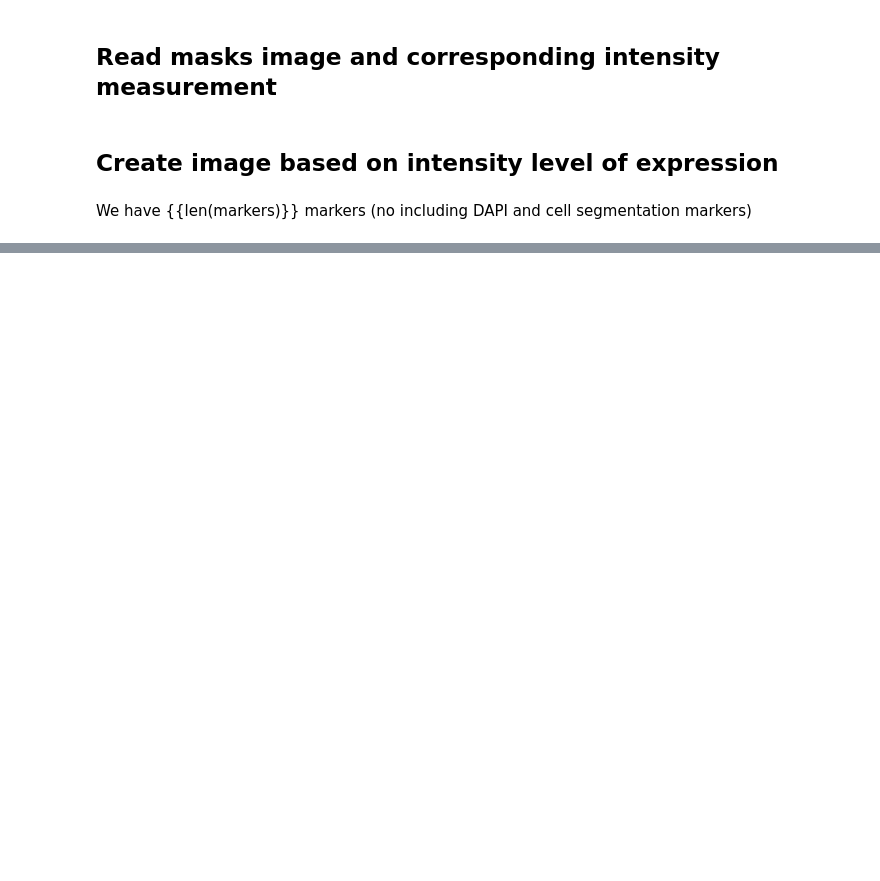
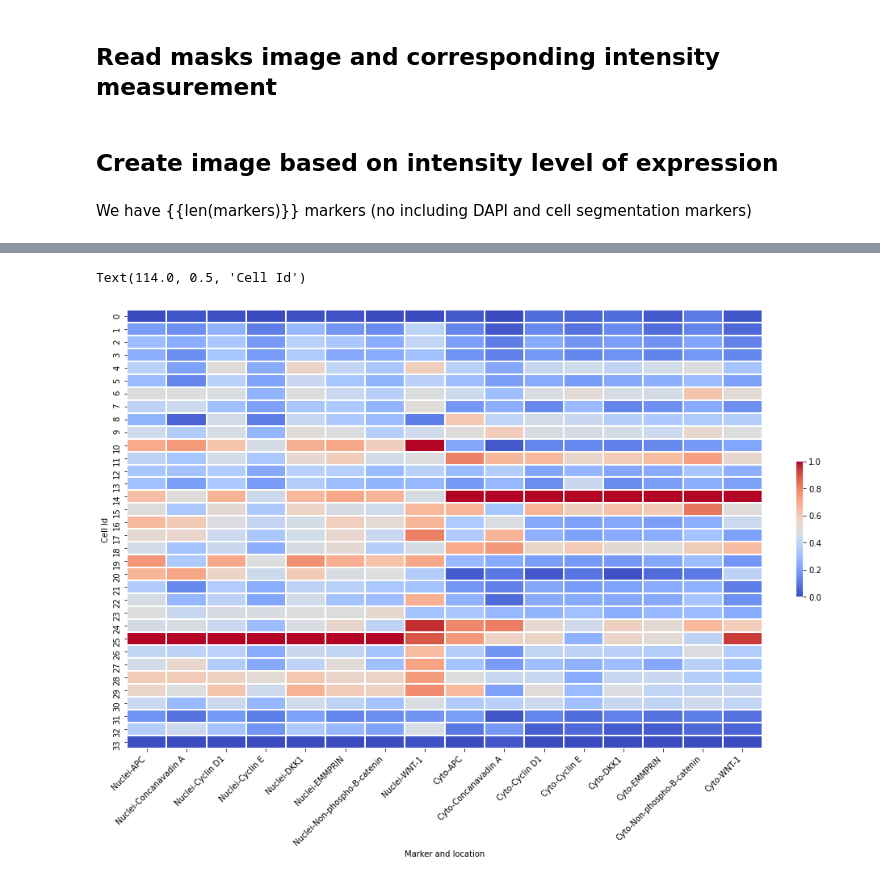
Before and after one commit to thomashu96/Cell-Spatial-Signaling, a Jupyter notebook: notebooks/05_cell_nuclei_intensity_plot.ipynb, the cells around one changed output, grey strips where cells are left out. Saved outputs shown, nothing was run; the diff lists cells and outputs as text; code cells hidden in the pictures; blank space fills up the shorter version.

```diff
--- a/notebooks/05_cell_nuclei_intensity_plot.ipynb
+++ b/notebooks/05_cell_nuclei_intensity_plot.ipynb
@@ -136,0 +198,18 @@ for idx, condition in enumerate(masks.keys()):
+# %%
+condition = 'Fw1' # Select the condition
+
+# Read information
+df_cell_intensity = df_intensity.iloc[:,3:]
+df_subset = df_cell_intensity[df_cell_intensity.Condition == condition]
+df_subset.drop(['Condition'], axis=1, inplace=True)
+df_subset.rename(columns={'Nuclei_total_intensity':'Nuclei', 'Cyto_total_intensity': 'Cyto'}, inplace=True)
+display(df_subset.head())
+
+# Pivot the dataframe
+df_per_cell = df_subset.pivot(index= 'Id', columns = 'Marker', values = ['Nuclei', 'Cyto'])
+display(df_per_cell.head())
+
+# Scale the dataframe
+scaler = MinMaxScaler()
+x_scaled = scaler.fit_transform(df_per_cell)
+df_per_cell_scaled = pd.DataFrame(x_scaled, columns=df_per_cell.columns)
@@ -136,0 +239,12 @@ for idx, condition in enumerate(masks.keys()):
+# %%
+fig, ax = plt.subplots(figsize=(15,10))
+ax = sns.heatmap(df_per_cell_scaled,
+                 cbar_kws={'fraction' : 0.01},
+                 cmap='coolwarm',
+                 linewidth=1)
+ax.set_xticklabels(ax.get_xticklabels(), rotation=45, horizontalalignment='right')
+ax.set_xlabel('Marker and location')
+ax.set_ylabel('Cell Id')
+# %% [output]
+Text(114.0, 0.5, 'Cell Id')
+[figure, added]
```
Also changed, not shown: parts of 11 cells of this notebook, 14 other files.
